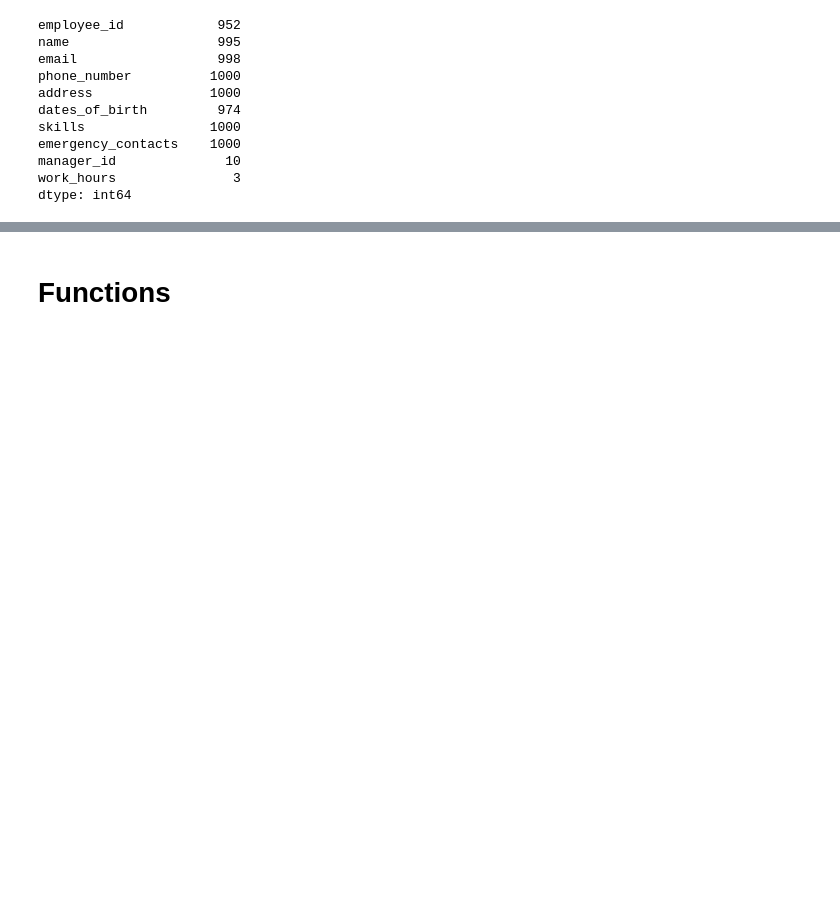
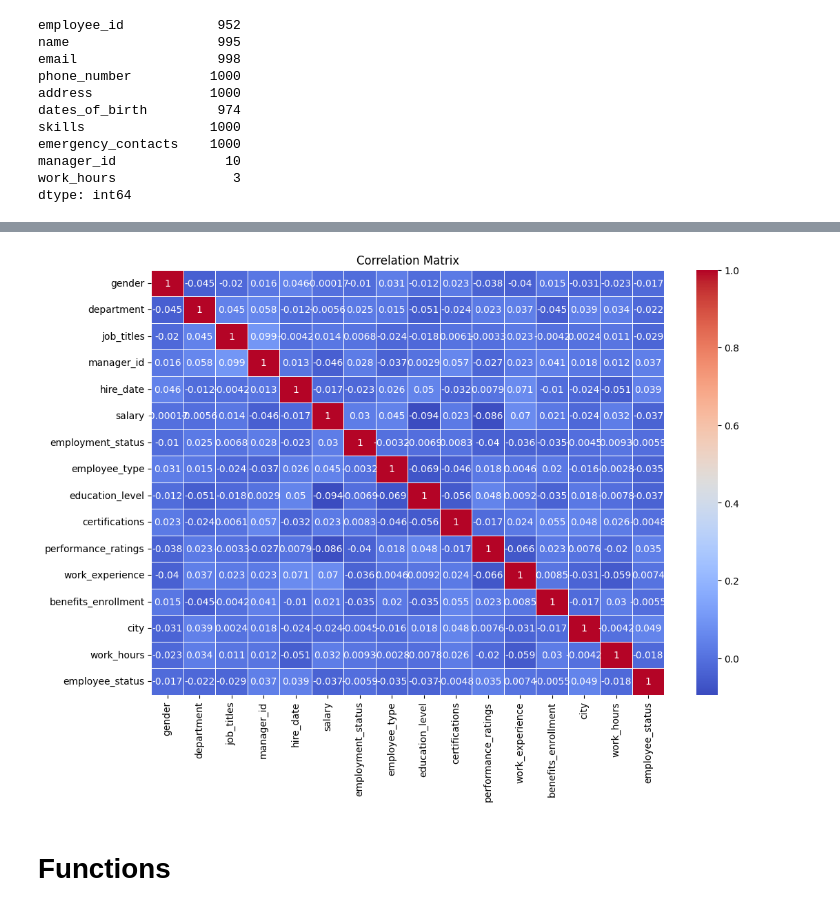
Before and after one commit to 1211223/SEGPRD_PROJECT_2, a Jupyter notebook: main.ipynb, the cells around one changed output, grey strips where cells are left out. Drawn from its saved outputs; the diff is of its cells as text; code cells hidden in the pictures; blank space fills up the shorter version.

```diff
--- a/main.ipynb
+++ b/main.ipynb
@@ -91,3 +111,28 @@ dtype: int64
+# %%
+df_corr=df.copy()
+categorical_columns = df.select_dtypes(include='object').columns
+
+# Apply Label Encoding to categorical features
+label_encoder = LabelEncoder()
+
+# Apply label encoding to each categorical column
+for col in categorical_columns:
+    df_corr[col] = label_encoder.fit_transform(df_corr[col])
+
+# Now, the categorical columns have been encoded to numeric values.
+# Calculate the correlation matrix
+corr_matrix = df_corr.corr()
+
+# Visualize it using a heatmap
+import seaborn as sns
+import matplotlib.pyplot as plt
+
+plt.figure(figsize=(12, 8))
+sns.heatmap(corr_matrix, annot=True, cmap='coolwarm', linewidths=0.5)
+plt.title('Correlation Matrix')
+plt.show()
+# %% [output]
+[figure, added]
 # %% [markdown]
 # Functions
 # %%
```
Also changed, not shown: parts of 28 cells of this notebook.
